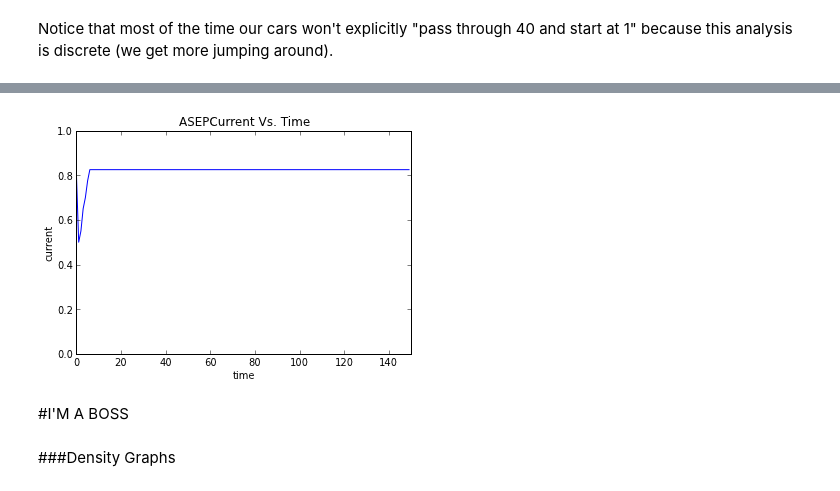
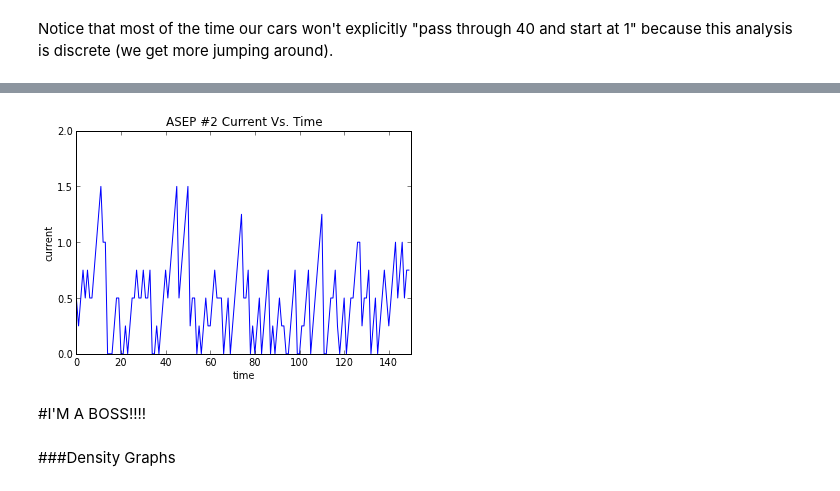
Before and after one commit to ipowellPHYS202/PHYS202-S13, a Jupyter notebook: Project/1DTrafficFlow.ipynb, the cells around one changed output, grey strips where cells are left out. Saved outputs shown, nothing was run; the diff lists cells and outputs as text; code cells hidden in the pictures.

```diff
--- a/Project/1DTrafficFlow.ipynb
+++ b/Project/1DTrafficFlow.ipynb
@@ -372,8 +492,8 @@ initial velocity [ 1  2  5  6  7  9 10 11 12 13 14 15 17 18 19]
 # %%
 iterations=150
 #initial conditions:
-v_max = 15
-num_cars=7
+v_max = 10
+num_cars=40
 
 #10 cars, 150 iterations-- so we have the following empty data sets:
 Positions = zeros(num_cars*iterations).reshape(iterations,num_cars)
@@ -532,7 +648,7 @@ DataSTCA = PositionsSTCA,VelocitiesSTCA
 # %%
 iterations=150
 #initial conditions:
-v_max = 15
+v_max = 10
 num_cars=7
 l_=arange(1,41)
 random.shuffle(l_)
@@ -559,5 +675,5 @@ print "initial velocity",VelocitiesSTCA[0]
 
 #Storing the data of each iteration in arrays
 for i in range(0,iterations-1):
-    PositionsSTCA[i+1],VelocitiesSTCA[i+1]=STCA(PositionsSTCA[i],VelocitiesSTCA[i],l_);
+    PositionsSTCA[i+1],VelocitiesSTCA[i+1]=STCA(PositionsSTCA[i],VelocitiesSTCA[i],l_,num_cars);
 # %% [output]
@@ -597,8 +713,8 @@ show()
 # %%
 iterations=150
 #initial conditions:
-v_max = 20
-num_cars=7
+v_max = 10
+num_cars=10
 
 PositionsASEP = zeros(num_cars*iterations).reshape(iterations,num_cars)
 VelocitiesASEP = zeros(num_cars*iterations).reshape(iterations,num_cars)
@@ -612,12 +728,10 @@ X__ = sort(l__[:num_cars])
 PositionsASEP[0]=X__
 #==========================
 V__=[]
-for i in range(num_cars):
-    V__.append(random.randint(0,v_max))
-V__ = list(set(V__))
+f
 while len(V__)<num_cars:
     V__.append(randint(0,v_max))
-    V__ = list(set(V__))
+
     if len(V__)==num_cars:
         break
 V__=array(V__)
@@ -631,5 +745,5 @@ print "initial velocity",VelocitiesASEP[0]
 
 
 for i in range(0,iterations-1):
-    PositionsASEP[i+1],VelocitiesASEP[i+1]=ASEP(PositionsASEP[i],VelocitiesASEP[i],l__);
+    PositionsASEP[i+1],VelocitiesASEP[i+1]=ASEP2(PositionsASEP[i],VelocitiesASEP[i],l__,num_cars);
 # %% [output]
@@ -653,0 +842,16 @@ show()
+# %%
+SumVelASEP1 = []
+for i in range(shape(VelocitiesASEP1)[0]):
+    SumVelASEP1.append(sum(VelocitiesASEP1[i]))
+SumVelASEP1=array(SumVelASEP1)
+
+#Plotting Current Vs. Time
+t = arange(iterations)
+#Current is simply density times avg vel
+plot(t,SumVelASEP1/len(l__))
+title("Original ASEPCurrent Vs. Time")
+xlabel('time')
+ylabel('current')
+xlim(0,iterations)
+ylim(0,1)
+show()
@@ -659,18 +865,18 @@ SumVelASEP=array(SumVelASEP)
 # %%
 #Plotting Current Vs. Time
 t = arange(iterations)
 #Current is simply density times avg vel
 plot(t,SumVelASEP/len(l__))
-title("ASEPCurrent Vs. Time")
+title("ASEP #2 Current Vs. Time")
 xlabel('time')
 ylabel('current')
 xlim(0,iterations)
-ylim(0,1)
+ylim(0,2)
 show()
 # %% [output]
-[figure, old version]
+[figure, new version]
 # %% [markdown]
-#I'M A BOSS
+#I'M A BOSS!!!!
 # %% [markdown]
 ###Density Graphs
 # %%
```
Also changed, not shown: parts of 43 cells of this notebook, 4 other files.
